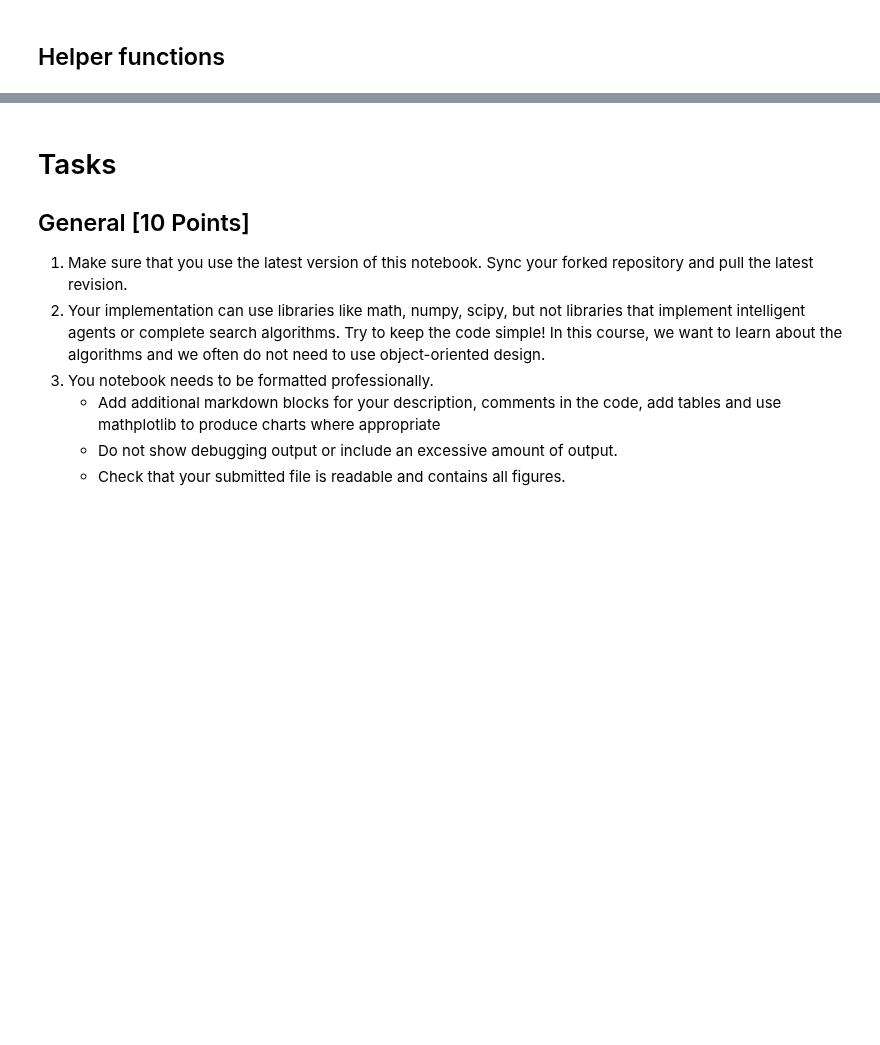
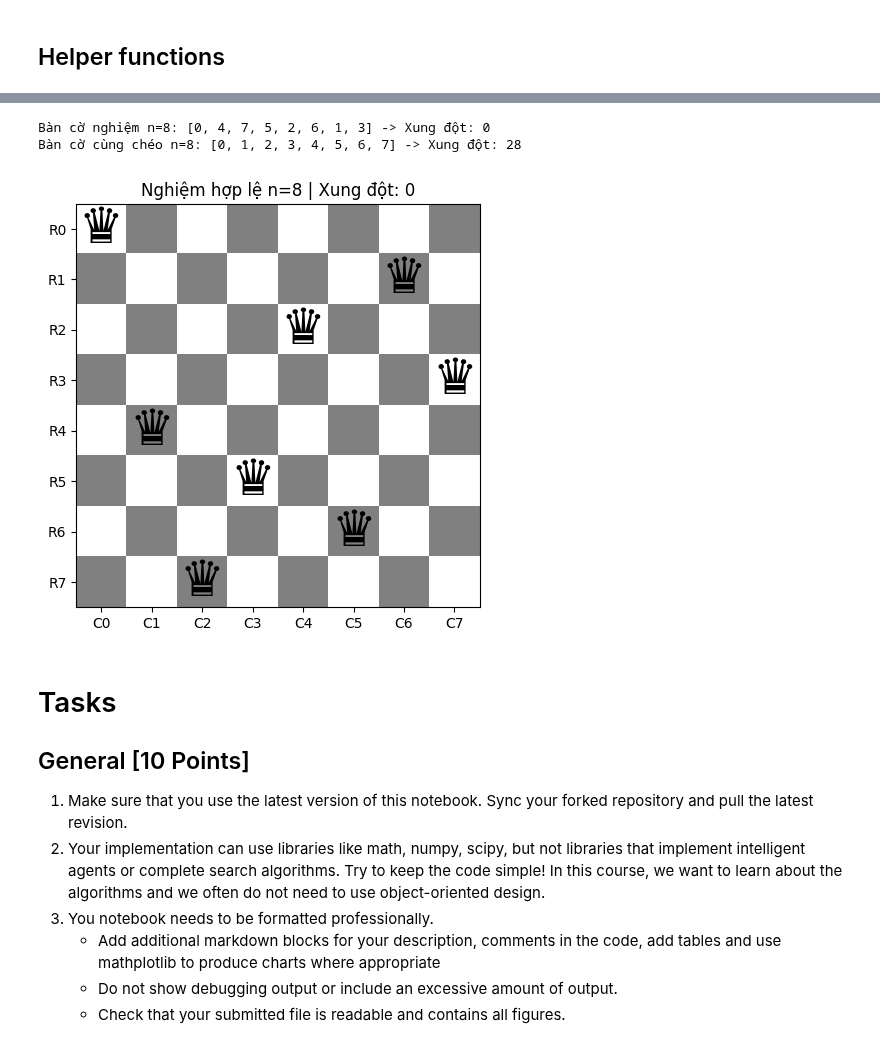
Before and after one commit to minhhailtv6a1/Team_Project_TTNTNC_2025_2026, a Jupyter notebook: lab04 - csp/n_queens.ipynb, the cells around one changed output, grey strips where cells are left out. Drawn from its saved outputs; the diff is of its cells as text; code cells hidden in the pictures; blank space fills up the shorter version.

```diff
--- a/lab04 - csp/n_queens.ipynb
+++ b/lab04 - csp/n_queens.ipynb
@@ -135,3 +165,15 @@ Board with 0 conflicts.
+# %%
+# Kiểm thử và trực quan hóa bàn cờ n = 8
+board_8_solution = [0, 4, 7, 5, 2, 6, 1, 3]
+board_8_diagonal = [0, 1, 2, 3, 4, 5, 6, 7]
+
+print(f"Bàn cờ nghiệm n=8: {board_8_solution} -> Xung đột: {conflicts(board_8_solution)}")
+print(f"Bàn cờ cùng chéo n=8: {board_8_diagonal} -> Xung đột: {conflicts(board_8_diagonal)}")
+show_board(board_8_solution, title="Nghiệm hợp lệ n=8")
+# %% [output]
+Bàn cờ nghiệm n=8: [0, 4, 7, 5, 2, 6, 1, 3] -> Xung đột: 0
+Bàn cờ cùng chéo n=8: [0, 1, 2, 3, 4, 5, 6, 7] -> Xung đột: 28
+[figure, added]
 # %% [markdown]
 # Tasks
 
```
Also changed, not shown: parts of 35 cells of this notebook.
